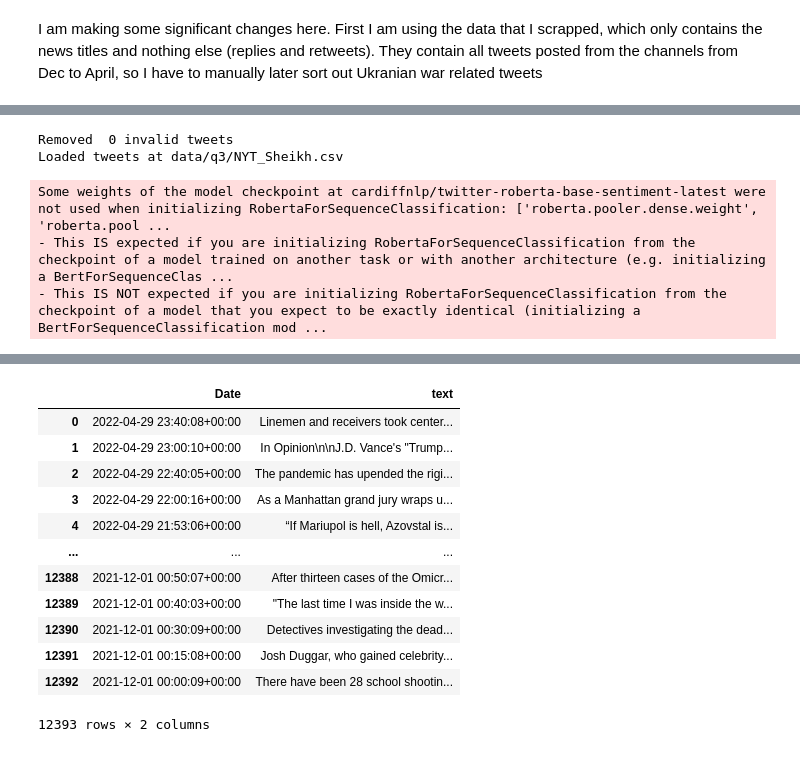
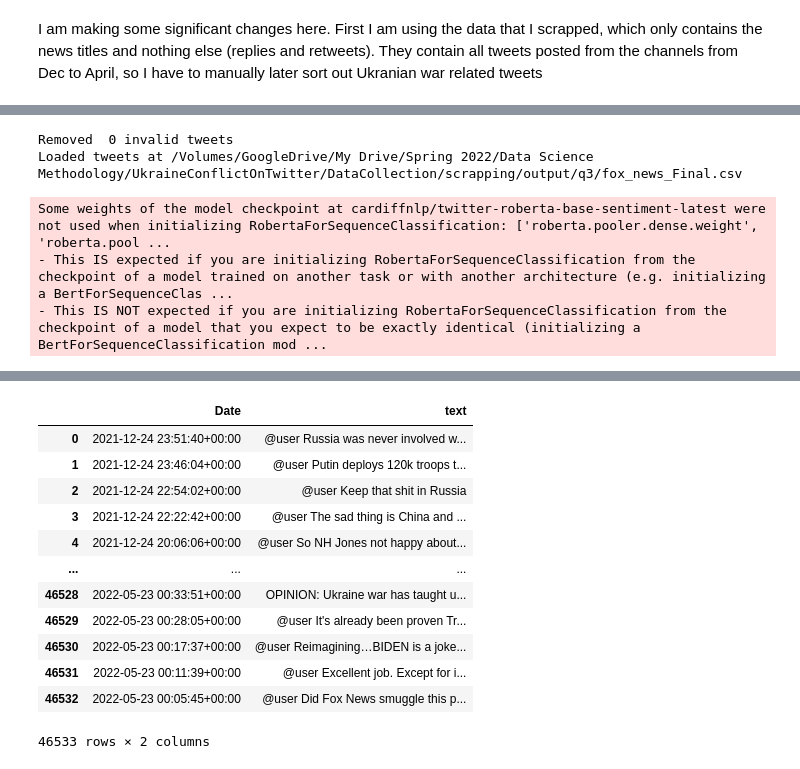
Before and after one commit to Bensas/UkraineConflictOnTwitter, a Jupyter notebook: SentimentAnalysis/TwitterSentimentAnalysis.ipynb, the cells around one changed output, grey strips where cells are left out. Drawn from its saved outputs; the diff is of its cells as text; code cells hidden in the pictures.

```diff
--- a/SentimentAnalysis/TwitterSentimentAnalysis.ipynb
+++ b/SentimentAnalysis/TwitterSentimentAnalysis.ipynb
@@ -26,18 +26,13 @@ class ListDataset(Dataset):
 # %%
 
 #I modified this code quite a bit, now it only returns date and tweet text (preprocessed). username and language are excluded
-def run_sentiment_analysis_and_save(path_to_tweets, model_path = f"cardiffnlp/twitter-roberta-base-sentiment-latest", name_appendix=""):
+def run_sentiment_analysis_and_save(path_to_tweets, model_path = f"cardiffnlp/twitter-roberta-base-sentiment-latest"):
     input_csv = pd.read_csv(path_to_tweets)
     input_csv.head()
     tweet_text = input_csv['text'].to_list()
     #this dataframe column should be changed for question 1 and 2 to "tweetcreatedts" and for question 3 "Date"
     tweet_date = input_csv['Date'].to_list()
-    filtered_tweets = [] # If some tweets have no text for whatever reason, we remove them
-    filtered_dates = []
-    for i in range(len(tweet_text)):
-        if type(tweet_text[i]) == str:
-            filtered_tweets.append(tweet_text[i])
-            filtered_dates.append(tweet_date[i])
+    filtered_tweets = [text for text in tweet_text if type(text) == str] # If some tweets have no text for whatever reason, we remove them
     print('Removed ', len(tweet_text) - len(filtered_tweets), 'invalid tweets')
 
 
@@ -72,11 +67,11 @@ def run_sentiment_analysis_and_save(path_to_tweets, model_path = f"cardiffnlp/tw
     print('Time elapsed: ', end_time - start_time, ' seconds')
 
     #added by Sheikh, feel free to fix if you find any issue
-    data_given = {"Date": filtered_dates, "text": pre_processed}
+    data_given = {"Date": tweet_date, "text": pre_processed}
     data_given = pd.DataFrame(data_given)
     result = pd.DataFrame(result)
     result_df = data_given.join(result)
-    result_df.to_csv(path_to_tweets.split('.csv')[0] + name_appendix + '_with_sentiment.csv')
+    result_df.to_csv(path_to_tweets.split('.csv')[0] + '_with_sentiment.csv')
     #data_given.to_csv(path_to_tweets.split('.csv')[0] + 'test_preprocessing.csv')
     return data_given
 # %% [markdown]
@@ -304,9 +173,9 @@ Time elapsed:  728.9498617649078  seconds
 # %%
-q3_path_2 = 'data/q3/NYT_Sheikh.csv'
+q3_path_2 = "/Volumes/GoogleDrive/My Drive/Spring 2022/Data Science Methodology/UkraineConflictOnTwitter/DataCollection/scrapping/output/q3/fox_news_Final.csv"
 run_sentiment_analysis_and_save(q3_path_2)
 # %% [output]
 Removed  0 invalid tweets
-Loaded tweets at data/q3/NYT_Sheikh.csv
+Loaded tweets at /Volumes/GoogleDrive/My Drive/Spring 2022/Data Science Methodology/UkraineConflictOnTwitter/DataCollection/scrapping/output/q3/fox_news_Final.csv
 Some weights of the model checkpoint at cardiffnlp/twitter-roberta-base-sentiment-latest were not used when initializing RobertaForSequenceClassification: ['roberta.pooler.dense.weight', 'roberta.pool ...
 - This IS expected if you are initializing RobertaForSequenceClassification from the checkpoint of a model trained on another task or with another architecture (e.g. initializing a BertForSequenceClas ...
 - This IS NOT expected if you are initializing RobertaForSequenceClassification from the checkpoint of a model that you expect to be exactly identical (initializing a BertForSequenceClassification mod ...
@@ -315,13 +184,13 @@ Time elapsed:  1622.3399460315704  seconds
 |  | Date | text |
-| 0 | 2022-04-29 23:40:08+00:00 | Linemen and receivers took center... |
-| 1 | 2022-04-29 23:00:10+00:00 | In Opinion\n\nJ.D. Vance's "Trump... |
-| 2 | 2022-04-29 22:40:05+00:00 | The pandemic has upended the rigi... |
-| 3 | 2022-04-29 22:00:16+00:00 | As a Manhattan grand jury wraps u... |
-| 4 | 2022-04-29 21:53:06+00:00 | “If Mariupol is hell, Azovstal is... |
+| 0 | 2021-12-24 23:51:40+00:00 | @user Russia was never involved w... |
+| 1 | 2021-12-24 23:46:04+00:00 | @user Putin deploys 120k troops t... |
+| 2 | 2021-12-24 22:54:02+00:00 | @user Keep that shit in Russia |
+| 3 | 2021-12-24 22:22:42+00:00 | @user The sad thing is China and ... |
+| 4 | 2021-12-24 20:06:06+00:00 | @user So NH Jones not happy about... |
 | ... | ... | ... |
-| 12388 | 2021-12-01 00:50:07+00:00 | After thirteen cases of the Omicr... |
-| 12389 | 2021-12-01 00:40:03+00:00 | "The last time I was inside the w... |
-| 12390 | 2021-12-01 00:30:09+00:00 | Detectives investigating the dead... |
-| 12391 | 2021-12-01 00:15:08+00:00 | Josh Duggar, who gained celebrity... |
-| 12392 | 2021-12-01 00:00:09+00:00 | There have been 28 school shootin... |
+| 46528 | 2022-05-23 00:33:51+00:00 | OPINION: Ukraine war has taught u... |
+| 46529 | 2022-05-23 00:28:05+00:00 | @user It's already been proven Tr... |
+| 46530 | 2022-05-23 00:17:37+00:00 | @user Reimagining…BIDEN is a joke... |
+| 46531 | 2022-05-23 00:11:39+00:00 | @user Excellent job. Except for i... |
+| 46532 | 2022-05-23 00:05:45+00:00 | @user Did Fox News smuggle this p... |
-12393 rows × 2 columns
+46533 rows × 2 columns
```
Also changed, not shown: parts of 12 cells of this notebook, 8 other files.
